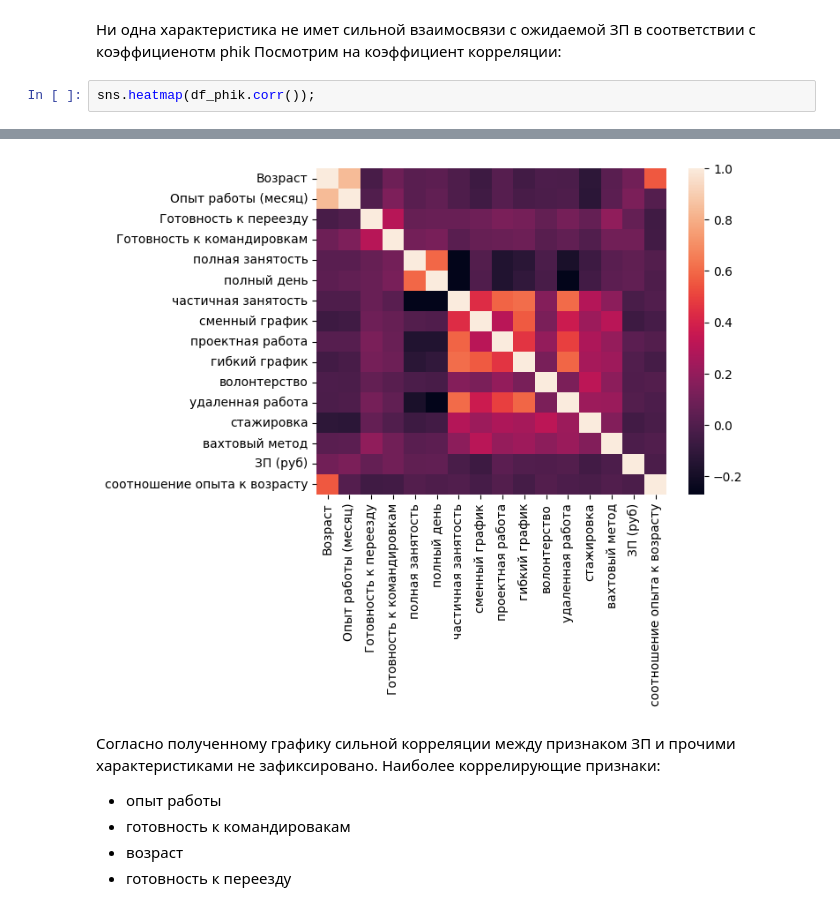
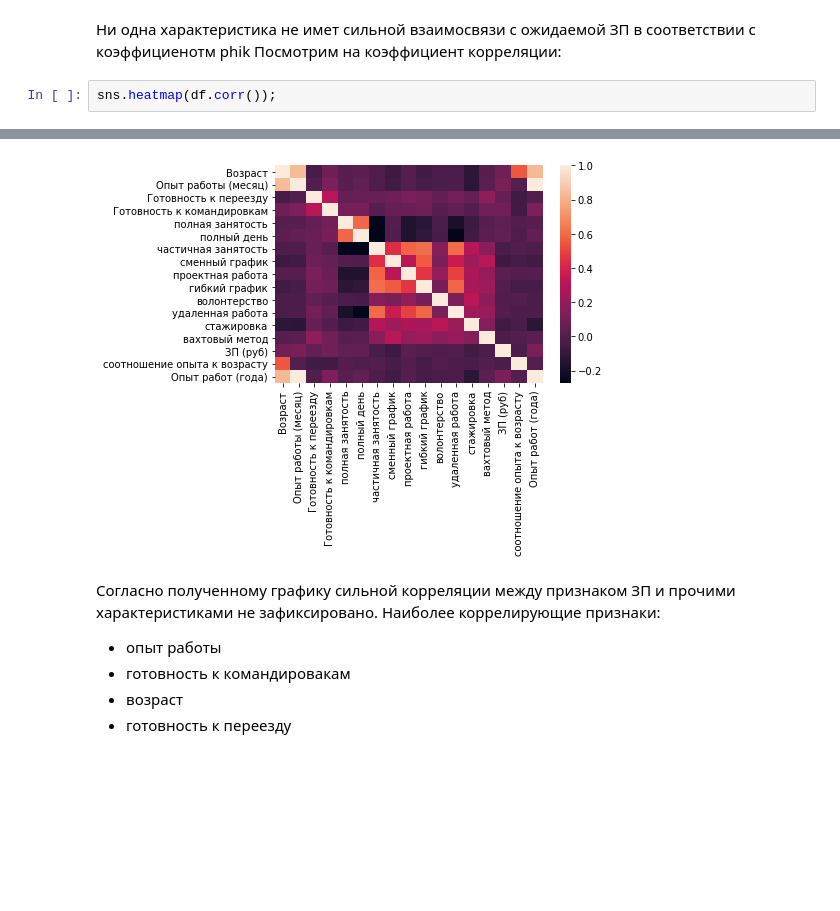
Before and after one commit to sanchopanso92/IDE, a Jupyter notebook: Project 1/Project-1. Ноутбук-шаблон.ipynb, the cells around one changed output, grey strips where cells are left out. Saved outputs shown, nothing was run; the diff lists cells and outputs as text; blank space fills up the shorter version.

```diff
--- a/Project 1/Project-1. Ноутбук-шаблон.ipynb
+++ b/Project 1/Project-1. Ноутбук-шаблон.ipynb
@@ -676,5 +622,5 @@ Name: ЗП (руб), dtype: float64
 Ни одна характеристика не имет сильной взаимосвязи с ожидаемой ЗП в соответствии с коэффициенотм phik
 Посмотрим на коэффициент корреляции:
 # %%
-sns.heatmap(df_phik.corr());
+sns.heatmap(df.corr());
 # %% [output]
@@ -682,4 +627,4 @@ The default value of numeric_only in DataFrame.corr is deprecated. In a future v
-[figure, old version]
+[figure, new version]
 # %% [markdown]
 Согласно полученному графику сильной корреляции между признаком ЗП и прочими характеристиками не зафиксировано. Наиболее коррелирующие признаки:
 - опыт работы
```
Also changed, not shown: parts of 34 cells of this notebook.
